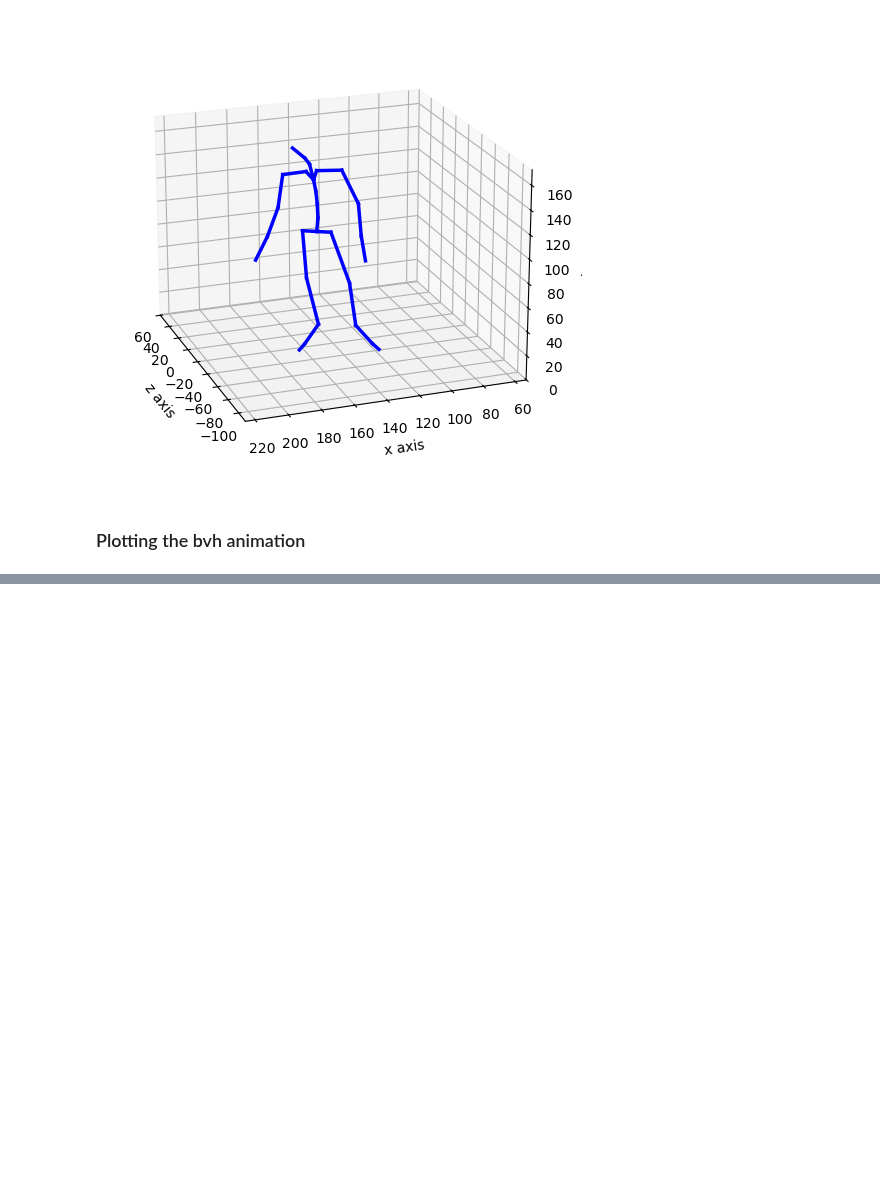
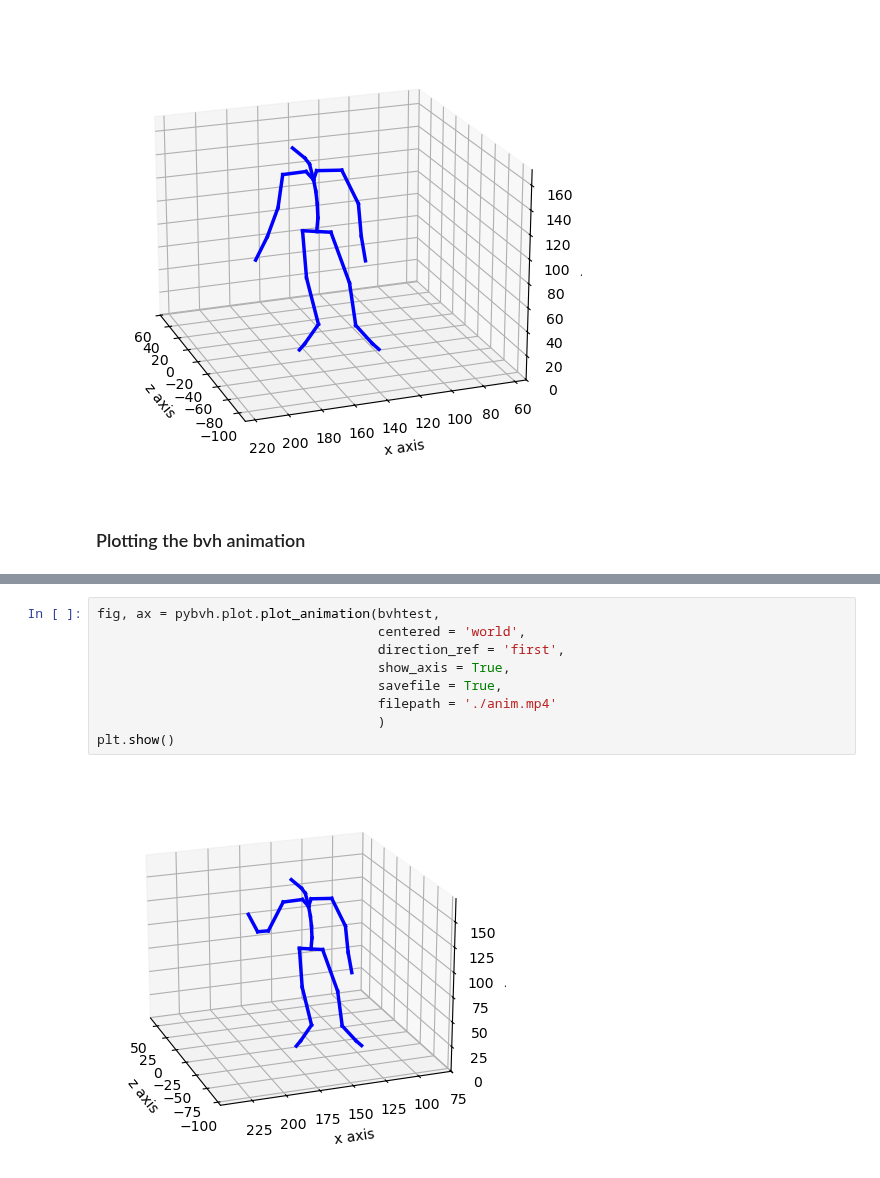
Before and after one commit to VictorS-67/pybvh, a Jupyter notebook: tutorial.ipynb, the cells around one changed output, grey strips where cells are left out. Saved outputs shown, nothing was run; the diff lists cells and outputs as text; blank space fills up the shorter version.

```diff
--- a/tutorial.ipynb
+++ b/tutorial.ipynb
@@ -397,0 +378,11 @@ Coming...
+# %%
+fig, ax = pybvh.plot.plot_animation(bvhtest,
+                                    centered = 'world',
+                                    direction_ref = 'first',
+                                    show_axis = True,
+                                    savefile = True,
+                                    filepath = './anim.mp4'
+                                    )
+plt.show()
+# %% [output]
+[figure, added]
```
Also changed, not shown: parts of 33 cells of this notebook, 3 other files.
